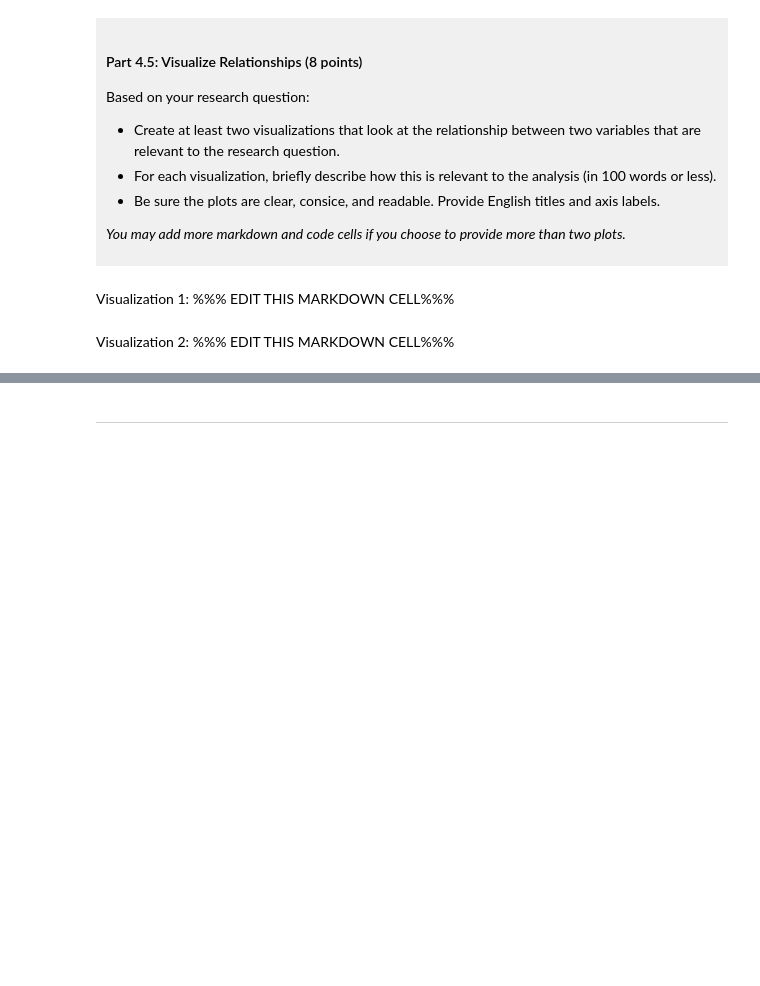
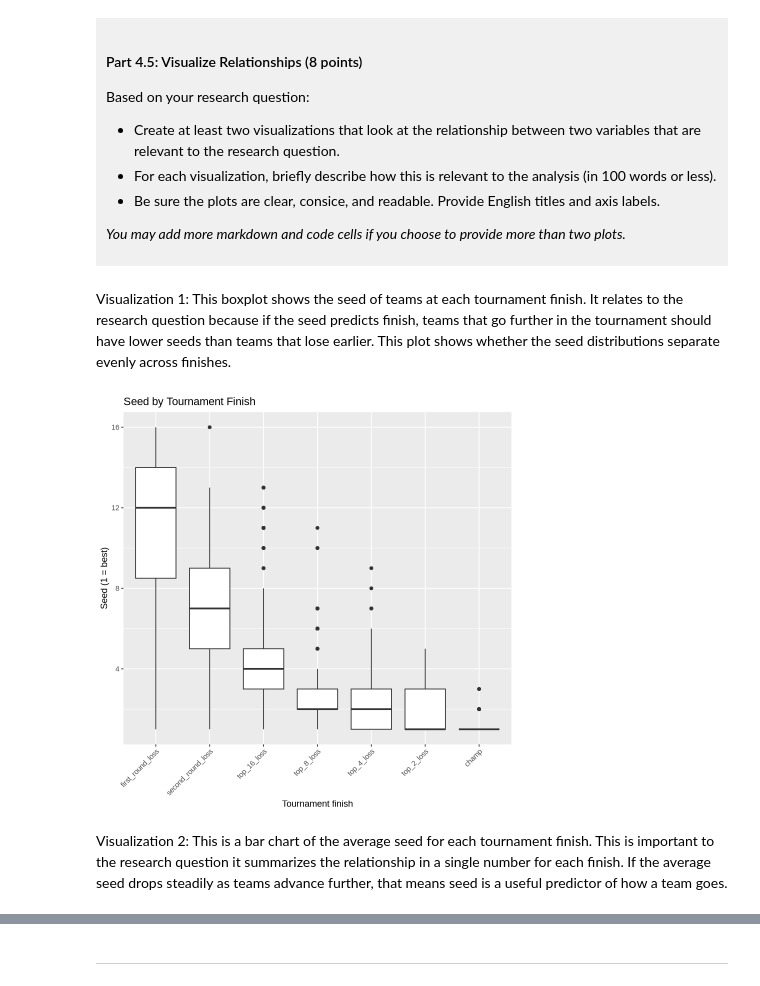
Before and after one commit to katerinarodostianos/dsci-100-project-katerina-rodostianos, a Jupyter notebook: dsci-100-project-notebook.ipynb, the cells around one changed output, grey strips where cells are left out. Saved outputs shown, nothing was run; the diff lists cells and outputs as text; code cells hidden in the pictures; blank space fills up the shorter version.

```diff
--- a/dsci-100-project-notebook.ipynb
+++ b/dsci-100-project-notebook.ipynb
@@ -317,9 +364,21 @@ Based on your research question:
 *You may add more markdown and code cells if you choose to provide more than two plots.*
 </div>
 # %% [markdown]
-Visualization 1: %%% EDIT THIS MARKDOWN CELL%%%
+Visualization 1: This boxplot shows the seed of teams at each tournament finish. It relates to the research question because if the seed predicts finish, teams that go further in the tournament should have lower seeds than teams that lose earlier. This plot shows whether the seed distributions separate evenly across finishes.
 # %%
-### EDIT THIS CODE CELL FOR VISUALIZATION 1###
+wmm_plot <- wmm_tidy |>
+            mutate(tourney_finish = factor(tourney_finish, levels = c("opening_round_loss", "first_round_loss", "second_round_loss",
+                                              "top_16_loss", "top_8_loss", "top_4_loss", "top_2_loss", "champ")))
+
+seed_finish_boxplot <- wmm_plot |>
+                ggplot(aes(x = tourney_finish, y = seed)) +
+                geom_boxplot() +
+                labs(x = "Tournament finish", y = "Seed (1 = best)",
+                title = "Seed by Tournament Finish") +
+                theme(axis.text.x = element_text(angle = 45, hjust = 1))
+seed_finish_boxplot
+# %% [output]
+[figure, added]
 # %% [markdown]
-Visualization 2: %%% EDIT THIS MARKDOWN CELL%%%
+Visualization 2: This is a bar chart of the average seed for each tournament finish. This is important to the research question it summarizes the relationship in a single number for each finish. If the average seed drops steadily as teams advance further, that means seed is a useful predictor of how a team goes.
 # %%
```
Also changed, not shown: parts of 7 cells of this notebook.
